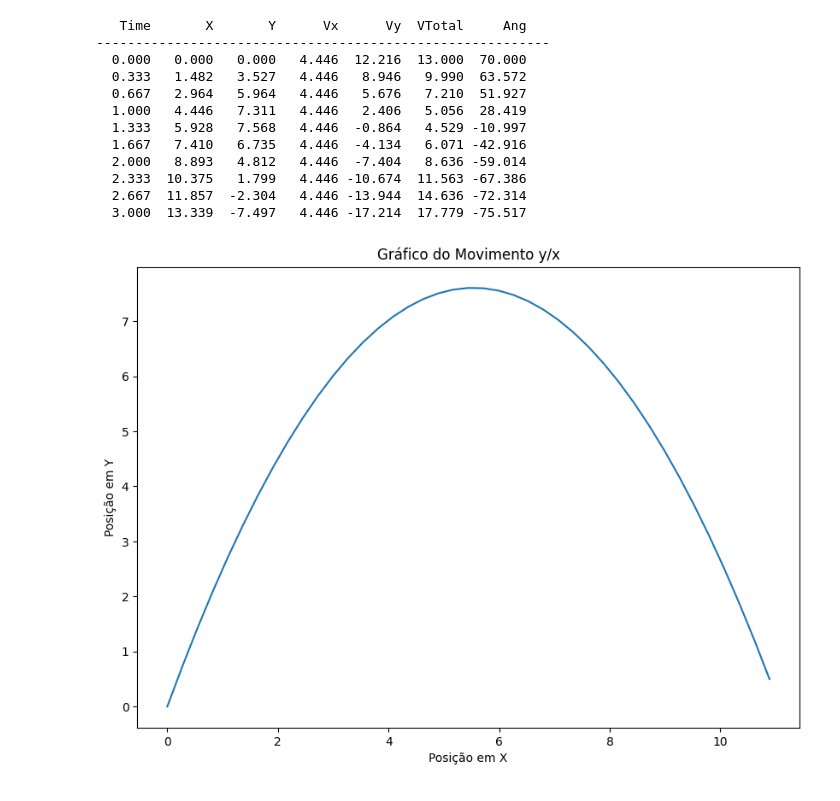
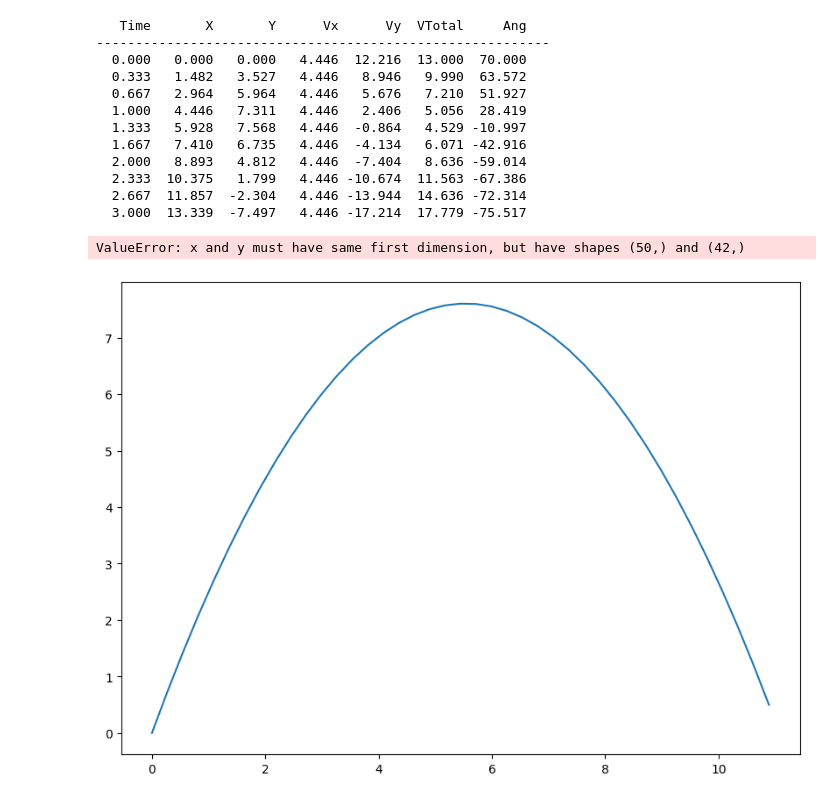
Before and after one commit to farinap5/physis-sim, a Jupyter notebook: cinematica1/main.ipynb, the cells around one changed output. Cells and saved outputs as stored; diff of their text form; code cells hidden in the pictures.

```diff
--- a/cinematica1/main.ipynb
+++ b/cinematica1/main.ipynb
@@ -140,24 +140,30 @@ for i in np.linspace(init, end,dtype=float, num=10):
 # %%
 x = np.array([0])
 y = np.array([0])
+vt = np.array([0])
 
-for i in np.linspace(init,end,dtype=float, num=50):
+r = np.linspace(init,end,dtype=float, num=50)
+for i in r:
     vx = Vx(ang=ang,vi=vi)
     vy = Vy(ang=ang,vi=vi,t=i)
     px = Px(vx=vx,t=i)
     py = Py(vy=Vy(ang=ang,vi=vi,t=i, var=False),t=i)
     if py < 0:
         break
     x = np.append(x,px)
     y = np.append(y,py)
+    vt = np.append(vt,Vt(vx=vx,vy=vy))
 
-#print(x)
 fig, ax = plt.subplots()
-fig.set_size_inches(10,7);
+fig.set_size_inches(10,7)
 ax.plot(x,y)
-ax.set_title("Gráfico do Movimento y/x");
-ax.set_xlabel("Posição em X");
-ax.set_ylabel("Posição em Y");
+ax.plot(r,vt)
+ax.set_title("Gráfico do Movimento y/x")
+ax.set_xlabel("Posição em X")
+ax.set_ylabel("Posição em Y")
+plt.xticks(range(0, 15))
+plt.yticks(range(0, 20, 1))
 plt.show()
 # %% [output]
+ValueError: x and y must have same first dimension, but have shapes (50,) and (42,)
-[figure, old version]
+[figure, new version]
```
Also changed, not shown: parts of 1 cell of this notebook.
